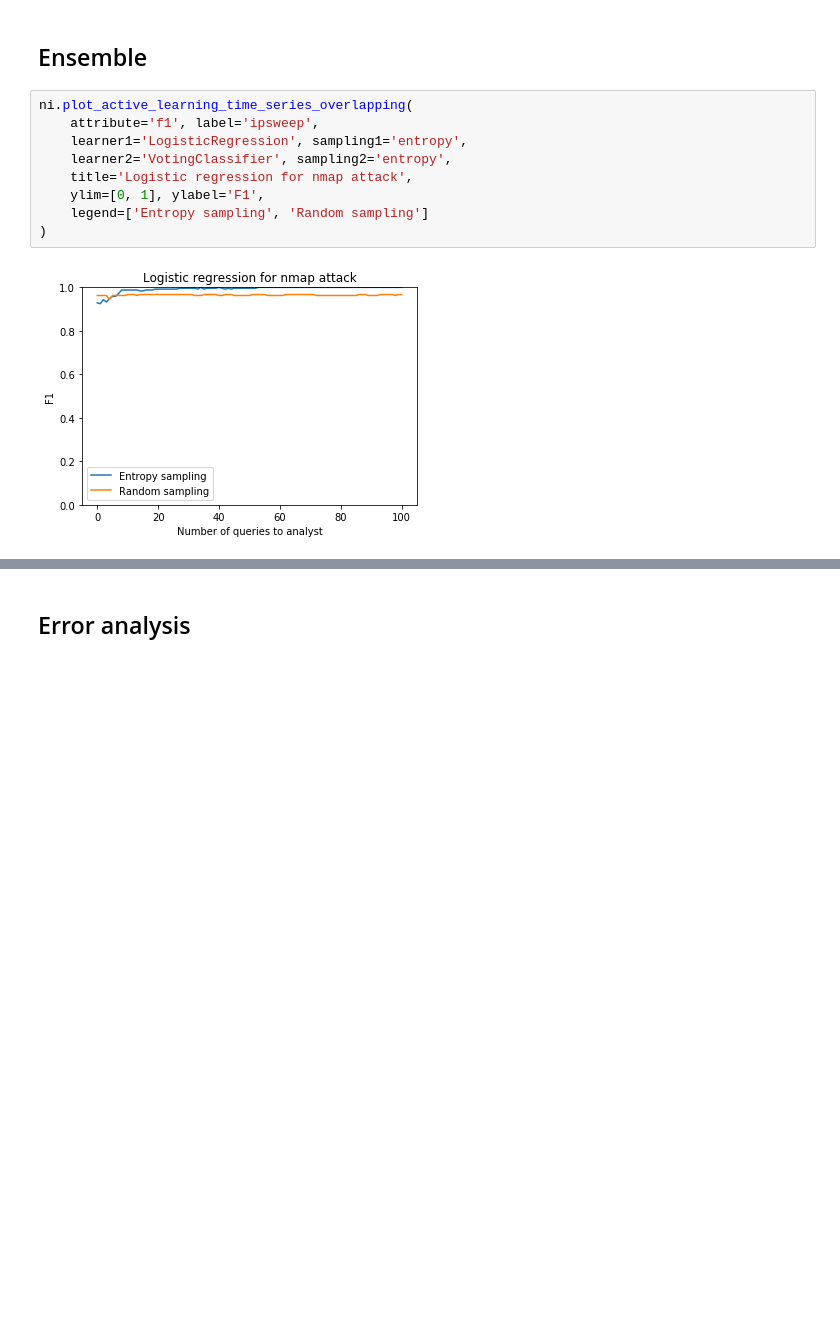
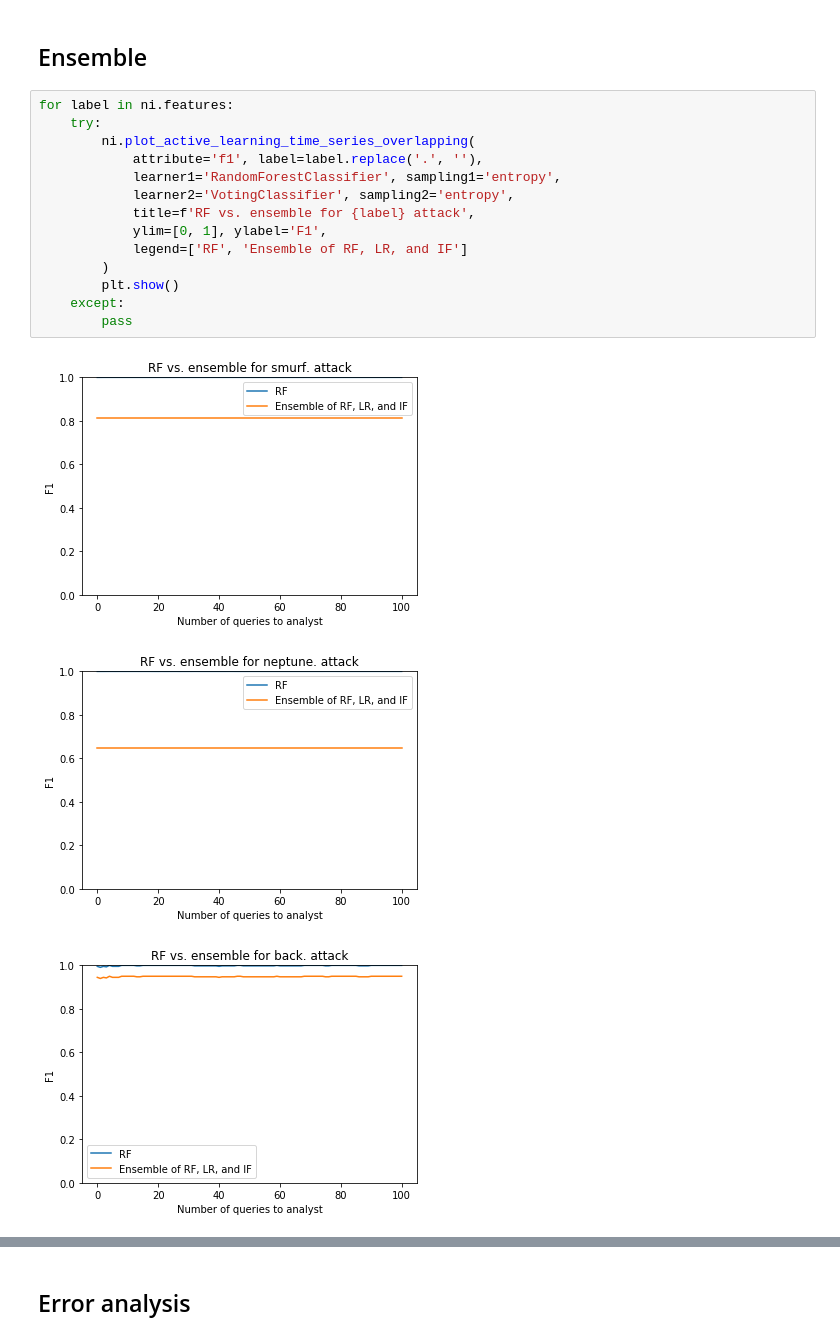
Before and after one commit to amirziai/cs221-ai-project, a Jupyter notebook: final.ipynb, the cells around one changed output, grey strips where cells are left out. Drawn from its saved outputs; the diff is of its cells as text; blank space fills up the shorter version.

```diff
--- a/final.ipynb
+++ b/final.ipynb
@@ -198,13 +198,20 @@ ni.plot_active_learning_time_series_overlapping(
 # %% [markdown]
 ## Ensemble
 # %%
-ni.plot_active_learning_time_series_overlapping(
-    attribute='f1', label='ipsweep',
-    learner1='LogisticRegression', sampling1='entropy',
-    learner2='VotingClassifier', sampling2='entropy',
-    title='Logistic regression for nmap attack',
-    ylim=[0, 1], ylabel='F1',
-    legend=['Entropy sampling', 'Random sampling']
-)
+for label in ni.features:
+    try:
+        ni.plot_active_learning_time_series_overlapping(
+            attribute='f1', label=label.replace('.', ''),
+            learner1='RandomForestClassifier', sampling1='entropy',
+            learner2='VotingClassifier', sampling2='entropy',
+            title=f'RF vs. ensemble for {label} attack',
+            ylim=[0, 1], ylabel='F1',
+            legend=['RF', 'Ensemble of RF, LR, and IF']
+        )
+        plt.show()
+    except:
+        pass
 # %% [output]
-[figure, old version]
+[figure, new version]
+[figure, added]
+[figure, added]
```
Also changed, not shown: parts of 30 cells of this notebook, 47 other files.
